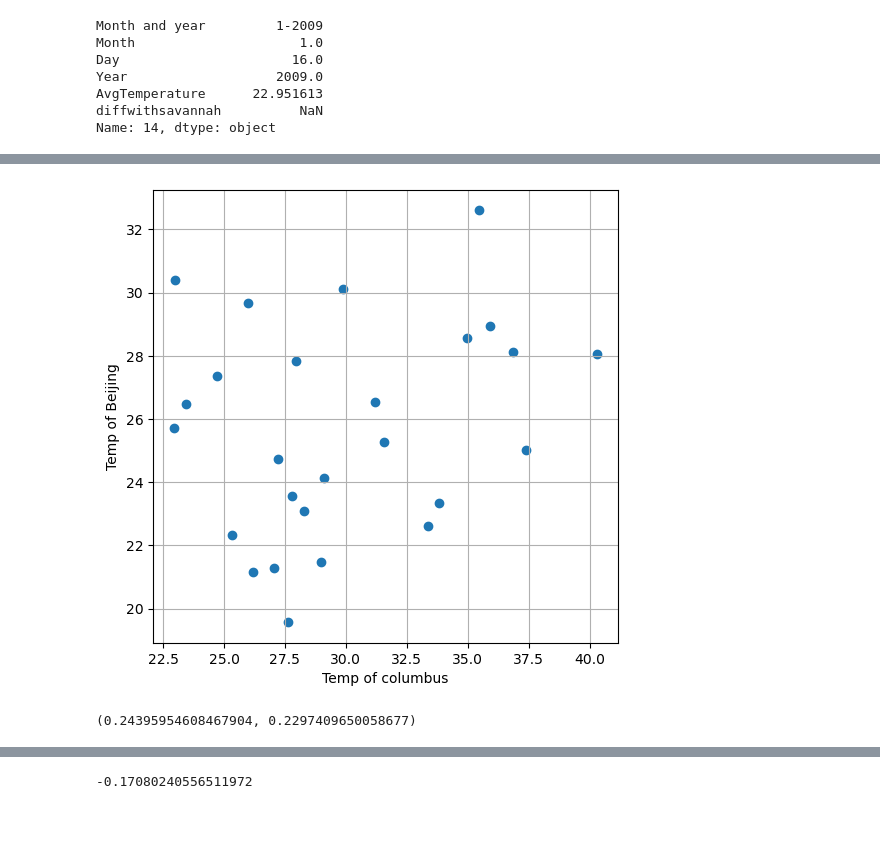
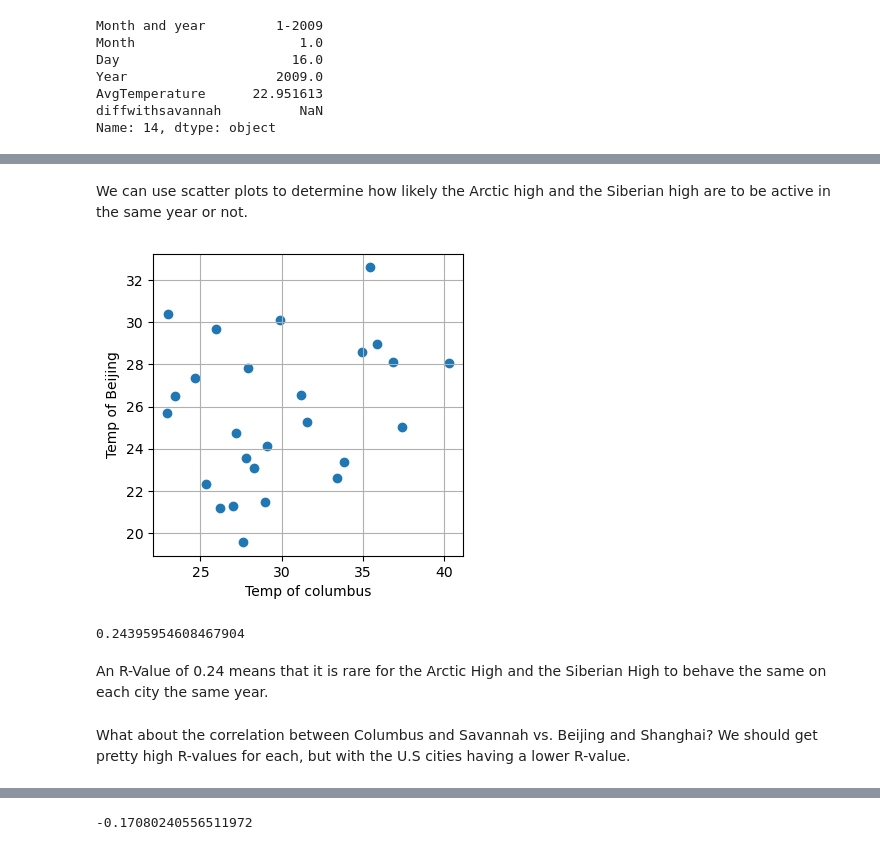
Before and after one commit to jasonduong96/arctic-influence, a Jupyter notebook: Project #1- Influence of temperature fronts on continental U.S.ipynb, the cells around one changed output, grey strips where cells are left out. Drawn from its saved outputs; the diff is of its cells as text; code cells hidden in the pictures; blank space fills up the shorter version.

```diff
--- a/Project #1- Influence of temperature fronts on continental U.S.ipynb
+++ b/Project #1- Influence of temperature fronts on continental U.S.ipynb
@@ -527,14 +297,16 @@ dfcolumbus[dfcolumbus['Year']==2009].head(31)
+# %% [markdown]
+We can use scatter plots to determine how likely the Arctic high and the Siberian high are to be active in the same year or not.
 # %%
-plt.figure(figsize=(6,6), dpi=100)
+plt.figure(figsize=(4,4), dpi=100)
 plt.grid()
 plt.scatter(dfcolumbus[dfcolumbus['Month']==1].groupby('Month and year').mean()['AvgTemperature'], dfbeijing[dfbeijing['Month']==1].groupby('Month and year').mean()['AvgTemperature'])
 plt.xlabel('Temp of columbus')
 plt.ylabel('Temp of Beijing')
 plt.show()
 # %% [output]
-[figure, old version]
+[figure, new version]
 # %%
 from scipy import stats
-stats.pearsonr(dfcolumbus[dfcolumbus['Month']==1].groupby('Month and year').mean()['AvgTemperature'], dfbeijing[dfbeijing['Month']==1].groupby('Month and year').mean()['AvgTemperature'])
+stats.pearsonr(dfcolumbus[dfcolumbus['Month']==1].groupby('Month and year').mean()['AvgTemperature'], dfbeijing[dfbeijing['Month']==1].groupby('Month and year').mean()['AvgTemperature'])[0]
 # %% [output]
-(0.24395954608467904, 0.2297409650058677)
+0.24395954608467904
@@ -545 +313,5 @@ stats.pearsonr(dfcolumbus[dfcolumbus['Month']==1].groupby('Month and year').mean
+# %% [markdown]
+An R-Value of 0.24 means that it is rare for the Arctic High and the Siberian High to behave the same on each city the same year.
+# %% [markdown]
+What about the correlation between Columbus and Savannah vs. Beijing and Shanghai? We should get pretty high R-values for each, but with the U.S cities having a lower R-value.
 # %%
```
Also changed, not shown: parts of 61 cells of this notebook.
